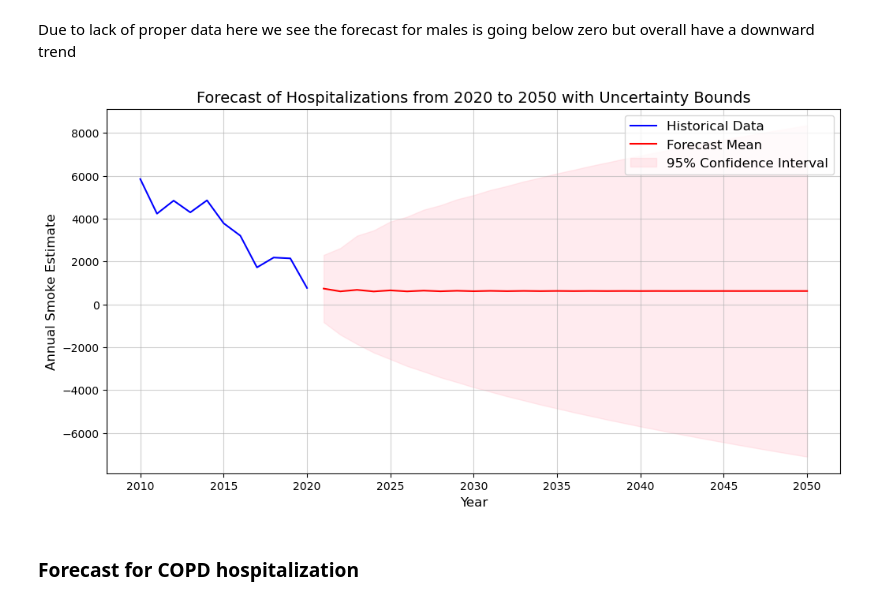
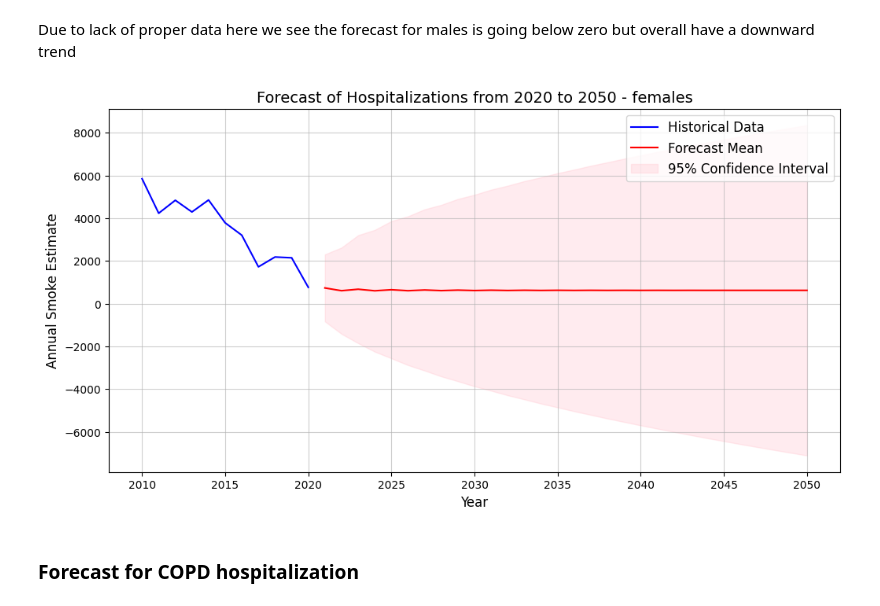
Before and after one commit to swarali-desai/data-512-course-project, a Jupyter notebook: src/6_health_impact_forecast.ipynb, the cells around one changed output. Drawn from its saved outputs; the diff is of its cells as text; code cells hidden in the pictures.

```diff
--- a/src/6_health_impact_forecast.ipynb
+++ b/src/6_health_impact_forecast.ipynb
@@ -274,35 +274,35 @@ Due to lack of proper data here we see the forecast for males is going below zer
 # %%
 # Step 1: Build SARIMAX Model
 model = SARIMAX(df_combined_asthma_female['hospitalization'], exog=df_combined_asthma_female['smoke_estimates'], order=(1, 1, 1), seasonal_order=(0, 0, 0, 0))
 model_fit = model.fit(disp=False)
 
 # Step 2: Forecast with Confidence Intervals
 forecast = model_fit.get_forecast(steps=30, exog=forcasted_smoke_estimates['annual_smoke_estimate'])  # Forecast 30 years into the future
 forecast_index = pd.RangeIndex(start=df_combined_asthma_female.index[-1] + 1, stop=df_combined_asthma_female.index[-1] + 31)
 forecast_mean = forecast.predicted_mean
 forecast_ci = forecast.conf_int()
 
 # Step 3: Plot Historical Data and Forecast
 plt.figure(figsize=(12, 6))
 
 # Plot historical data
 plt.plot(df_combined_asthma_female.index, df_combined_asthma_female['hospitalization'], label='Historical Data', color='blue')
 
 # Plot forecast mean
 plt.plot(forecast_index, forecast_mean, label='Forecast Mean', color='red')
 
 # Plot confidence intervals
 plt.fill_between(forecast_index, forecast_ci.iloc[:, 0], forecast_ci.iloc[:, 1], color='pink', alpha=0.3, label='95% Confidence Interval')
 
 # Add labels, title, and legend
-plt.title('Forecast of Hospitalizations from 2020 to 2050 with Uncertainty Bounds', fontsize=14)
+plt.title('Forecast of Hospitalizations from 2020 to 2050 - females', fontsize=14)
 plt.xlabel('Year', fontsize=12)
 plt.ylabel('Annual Smoke Estimate', fontsize=12)
 plt.legend(loc='upper right', fontsize=12)
 plt.grid(alpha=0.6)
 plt.show()
 # %% [output]
-[figure, old version]
+[figure, new version]
 # %% [markdown]
 ### Forecast for COPD hospitalization
 # %% [markdown]
```
Also changed, not shown: parts of 9 cells of this notebook, 14 other files.
